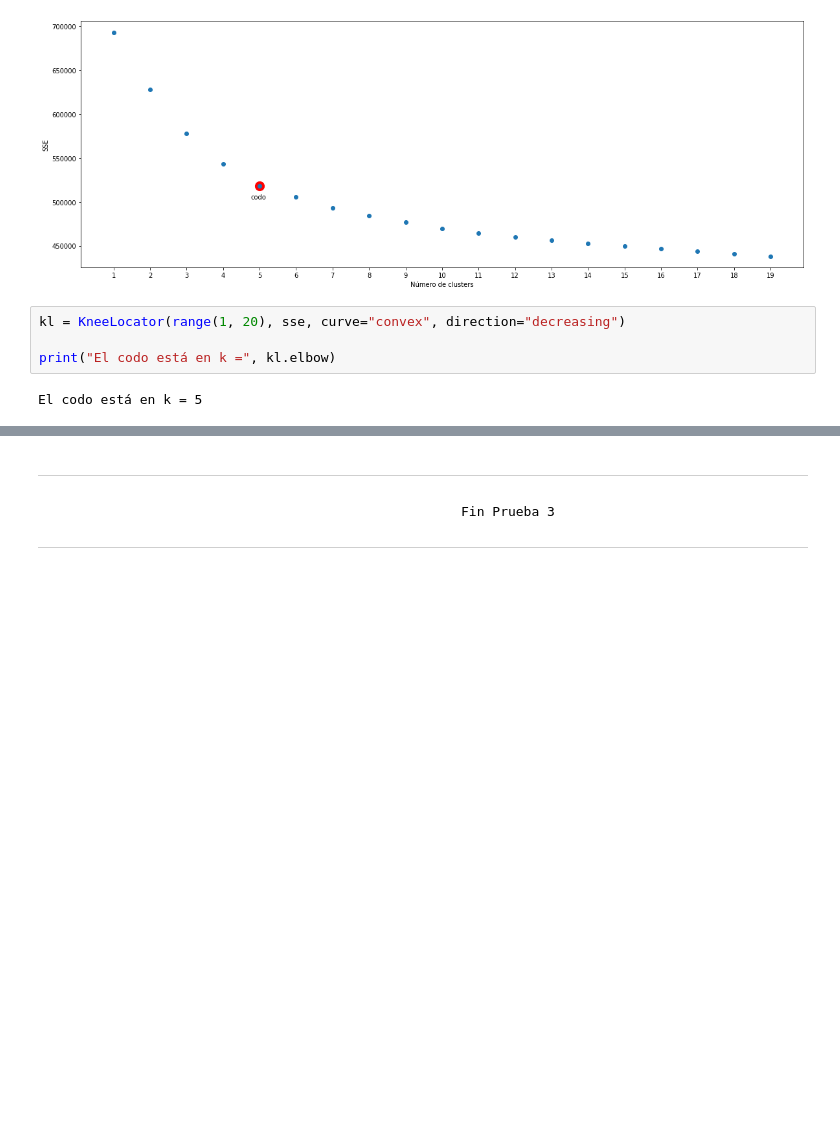
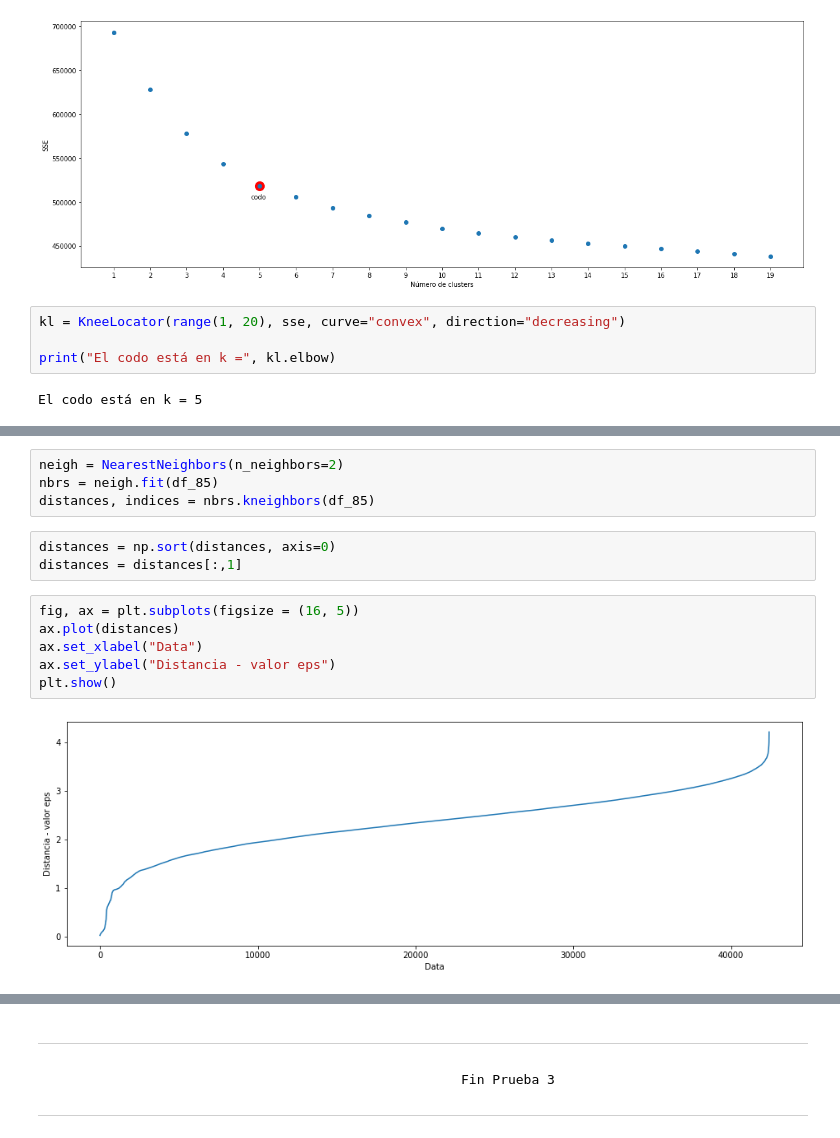
Before and after one commit to Maxibrionest/MachineLearning, a Jupyter notebook: Entrega3/Entrega3.ipynb, the cells around one changed output, grey strips where cells are left out. Drawn from its saved outputs; the diff is of its cells as text; blank space fills up the shorter version.

```diff
--- a/Entrega3/Entrega3.ipynb
+++ b/Entrega3/Entrega3.ipynb
@@ -825,0 +880,15 @@ NameError: ignored
+# %%
+neigh = NearestNeighbors(n_neighbors=2)
+nbrs = neigh.fit(df_85)
+distances, indices = nbrs.kneighbors(df_85)
+# %%
+distances = np.sort(distances, axis=0)
+distances = distances[:,1]
+# %%
+fig, ax = plt.subplots(figsize = (16, 5))
+ax.plot(distances)
+ax.set_xlabel("Data")
+ax.set_ylabel("Distancia - valor eps")
+plt.show()
+# %% [output]
+[figure, added]
```
Also changed, not shown: parts of 35 cells of this notebook.
